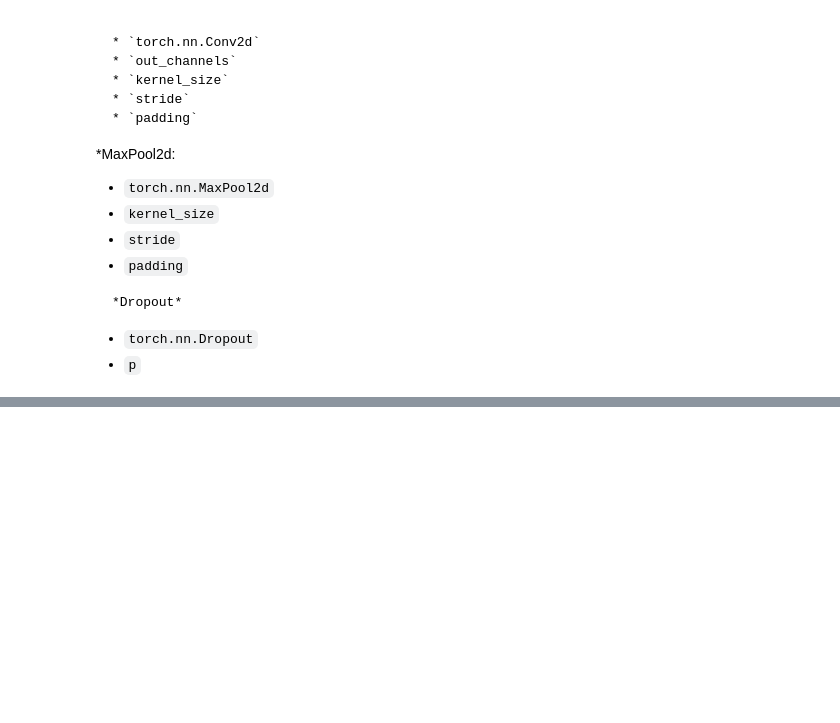
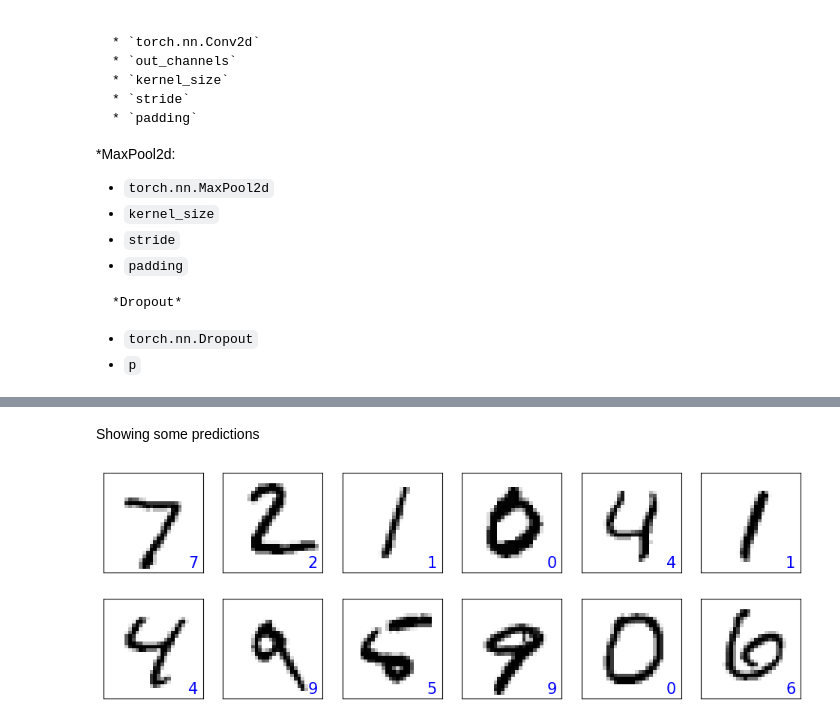
Before and after one commit to lukmanaj/PyTorch_practice, a Jupyter notebook: Implementing_a_deep_CNN.ipynb, the cells around one changed output, grey strips where cells are left out. Drawn from its saved outputs; the diff is of its cells as text; code cells hidden in the pictures; blank space fills up the shorter version.

```diff
--- a/Implementing_a_deep_CNN.ipynb
+++ b/Implementing_a_deep_CNN.ipynb
@@ -85,0 +221,21 @@ torch.Size([4, 64, 7, 7])
+# %% [markdown]
+Showing some predictions
+# %%
+fig = plt.figure(figsize=(12, 4))
+for i in range(12):
+    ax = fig.add_subplot(2, 6, i+1)
+    ax.set_xticks([]); ax.set_yticks([])
+    img = mnist_test_dataset[i][0][0, :, :]
+    pred = model(img.unsqueeze(0).unsqueeze(1))
+    y_pred = torch.argmax(pred)
+    ax.imshow(img, cmap='gray_r')
+    ax.text(0.9, 0.1, y_pred.item(),
+            size=15, color='blue',
+            horizontalalignment='center',
+            verticalalignment='center',
+            transform=ax.transAxes)
+
+
+plt.show()
+# %% [output]
+[figure, added]
```
Also changed, not shown: parts of 14 cells of this notebook.
